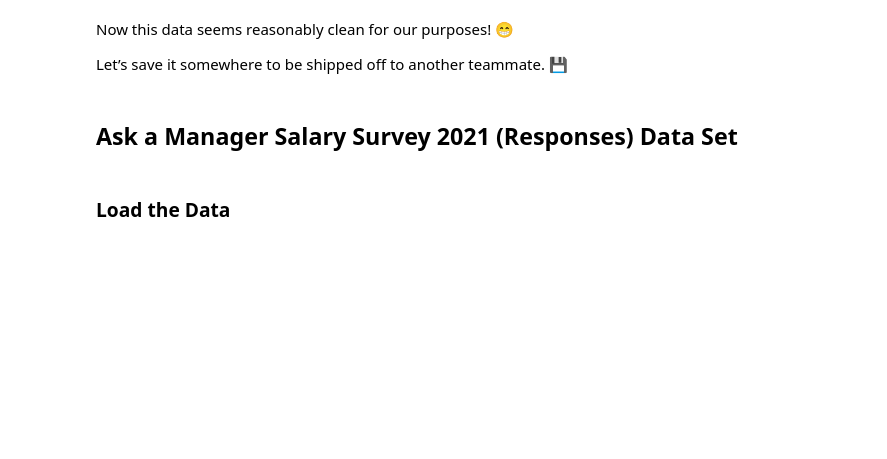
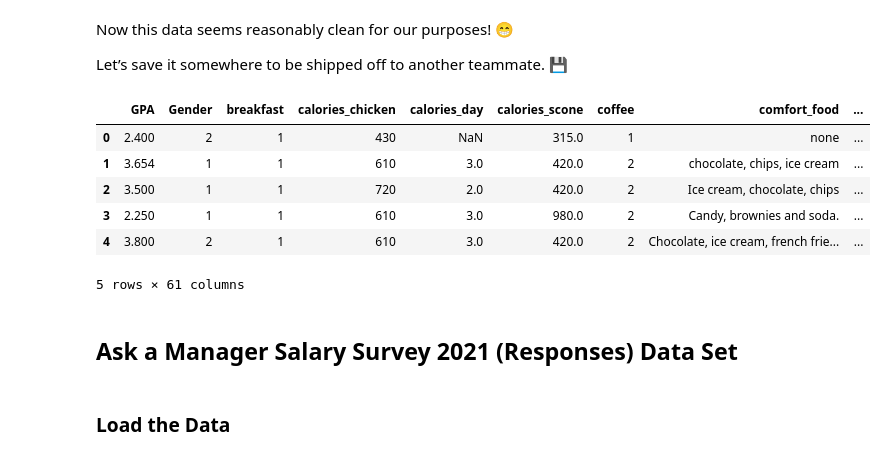
Before and after one commit to CUNYTechPrep/ds-fall-2026, a Jupyter notebook: Week-02-Pandas-and-How-to-Make-a-Sick-Project/exercise/Damilola_Babajide_Week_2_HW.ipynb, the cells around one changed output. Cells and saved outputs as stored; diff of their text form; code cells hidden in the pictures; blank space fills up the shorter version.

```diff
--- a/Week-02-Pandas-and-How-to-Make-a-Sick-Project/exercise/Damilola_Babajide_Week_2_HW.ipynb
+++ b/Week-02-Pandas-and-How-to-Make-a-Sick-Project/exercise/Damilola_Babajide_Week_2_HW.ipynb
@@ -186,5 +311,17 @@ Let’s save it somewhere to be shipped off to another teammate. 💾
 # %%
 # 🚀 Extra credit: Load and print a few lines of the saved file as plain text.
+
+data_set_path='final_food_data.csv'
+new_df=pd.read_csv(data_set_path)
+new_df.head()
+# %% [output]
+|  | GPA | Gender | breakfast | calories_chicken | calories_day | calories_scone | coffee | comfort_food | ... |
+| 0 | 2.400 | 2 | 1 | 430 | NaN | 315.0 | 1 | none | ... |
+| 1 | 3.654 | 1 | 1 | 610 | 3.0 | 420.0 | 2 | chocolate, chips, ice cream | ... |
+| 2 | 3.500 | 1 | 1 | 720 | 2.0 | 420.0 | 2 | Ice cream, chocolate, chips | ... |
+| 3 | 2.250 | 1 | 1 | 610 | 3.0 | 980.0 | 2 | Candy, brownies and soda. | ... |
+| 4 | 3.800 | 2 | 1 | 610 | 3.0 | 420.0 | 2 | Chocolate, ice cream, french frie... | ... |
+5 rows × 61 columns
 # %% [markdown]
 ## Ask a Manager Salary Survey 2021 (Responses) Data Set
 # %% [markdown]
```
Also changed, not shown: parts of 32 cells of this notebook.
